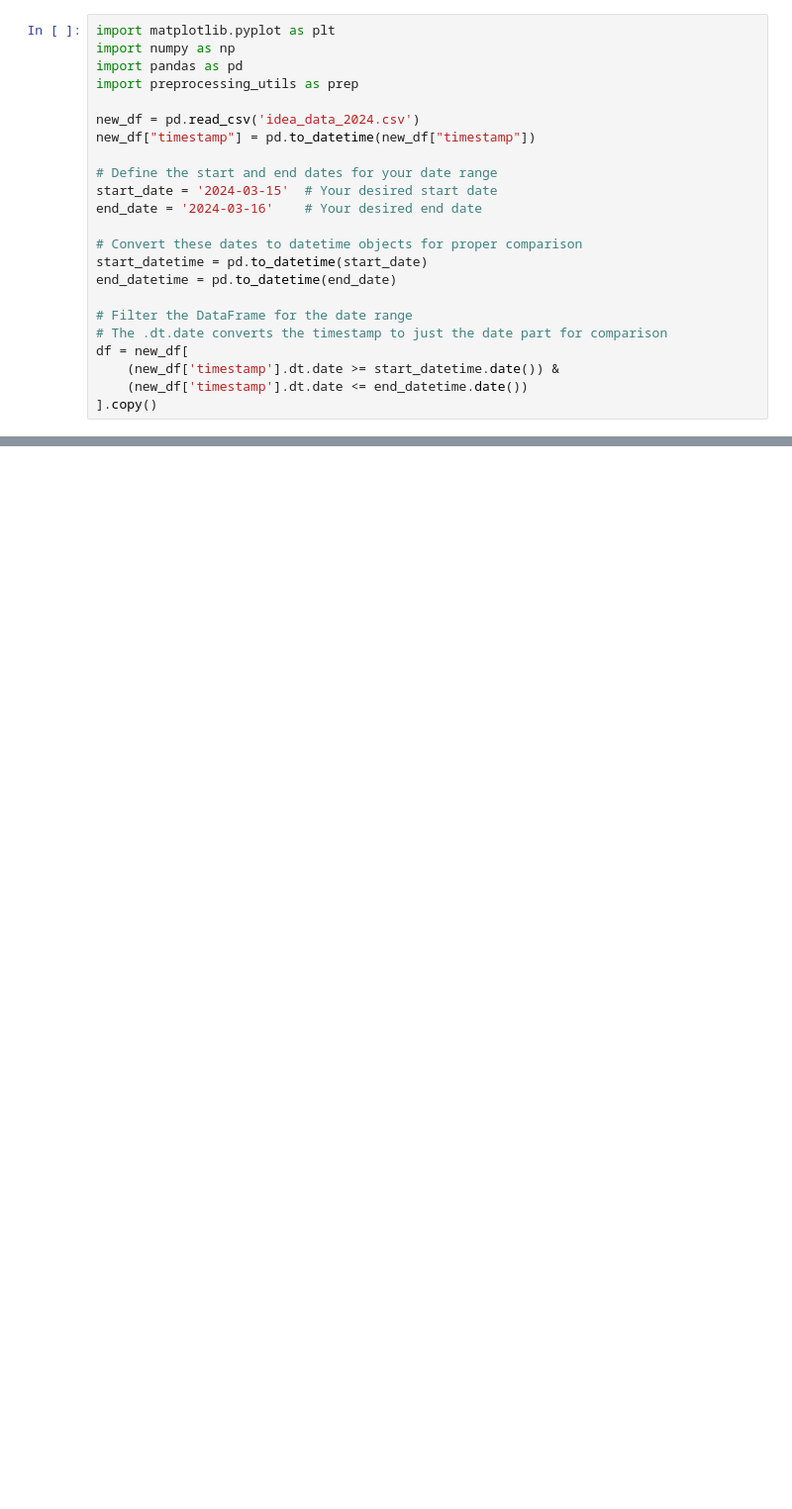
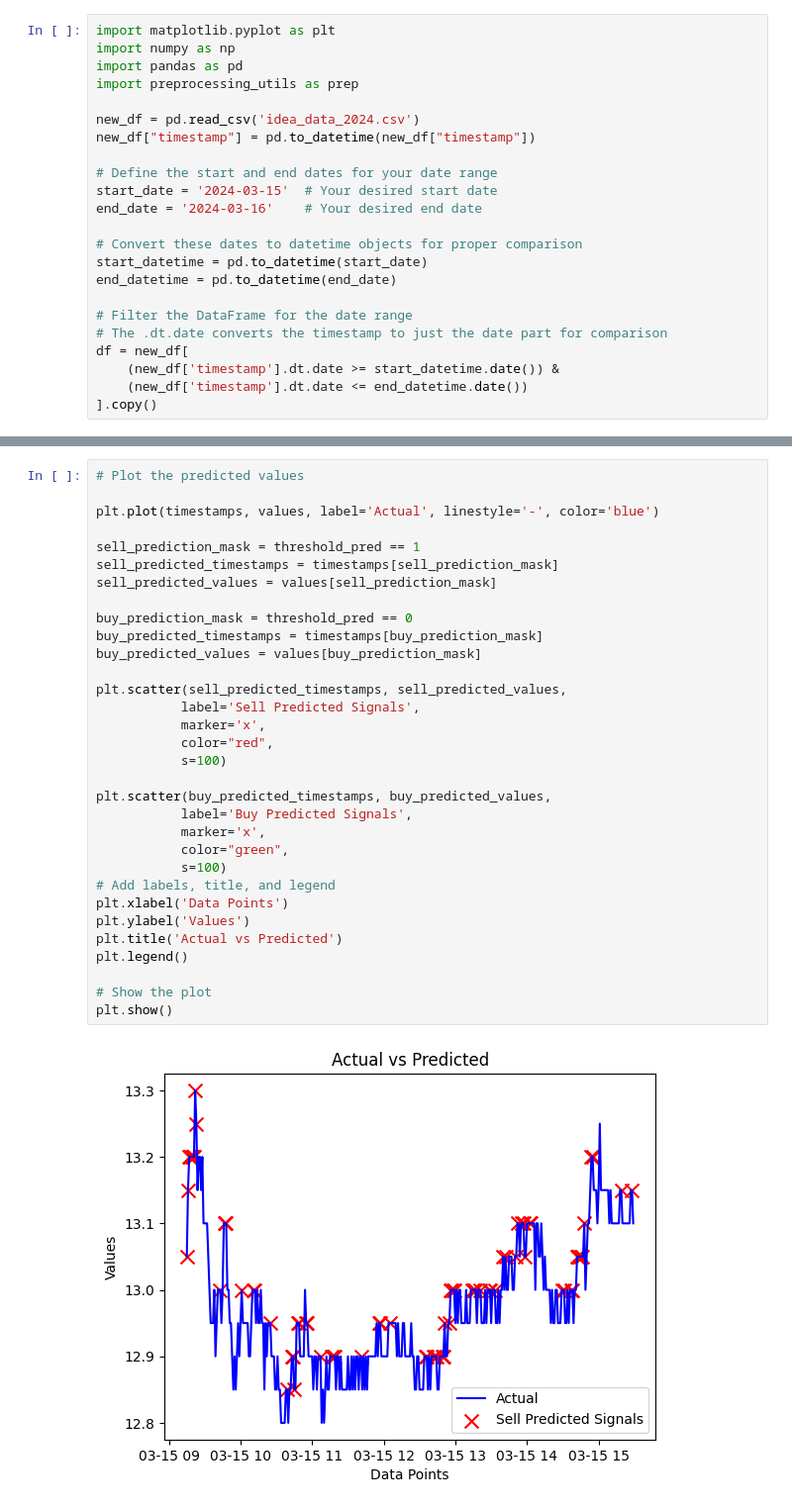
Before and after one commit to joel2607/MarginCall, a Jupyter notebook: LR-model/model_analytics.ipynb, the cells around one changed output, grey strips where cells are left out. Shown at 99% size. Cells and saved outputs as stored; diff of their text form; blank space fills up the shorter version.

```diff
--- a/LR-model/model_analytics.ipynb
+++ b/LR-model/model_analytics.ipynb
@@ -74,0 +84,34 @@ plt.show()
+# %%
+# Plot the predicted values
+
+plt.plot(timestamps, values, label='Actual', linestyle='-', color='blue')
+
+sell_prediction_mask = threshold_pred == 1
+sell_predicted_timestamps = timestamps[sell_prediction_mask]
+sell_predicted_values = values[sell_prediction_mask]
+
+buy_prediction_mask = threshold_pred == 0
+buy_predicted_timestamps = timestamps[buy_prediction_mask]
+buy_predicted_values = values[buy_prediction_mask]
+
+plt.scatter(sell_predicted_timestamps, sell_predicted_values,
+           label='Sell Predicted Signals',
+           marker='x',
+           color="red",
+           s=100)
+
+plt.scatter(buy_predicted_timestamps, buy_predicted_values,
+           label='Buy Predicted Signals',
+           marker='x',
+           color="green",
+           s=100)
+# Add labels, title, and legend
+plt.xlabel('Data Points')
+plt.ylabel('Values')
+plt.title('Actual vs Predicted')
+plt.legend()
+
+# Show the plot
+plt.show()
+# %% [output]
+[figure, added]
```
Also changed, not shown: parts of 5 cells of this notebook, 14 other files.
